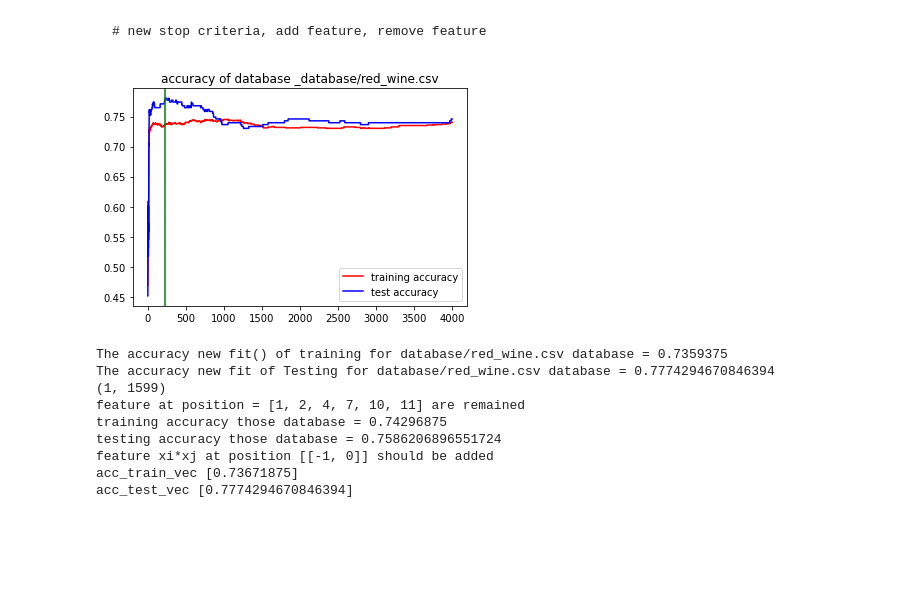
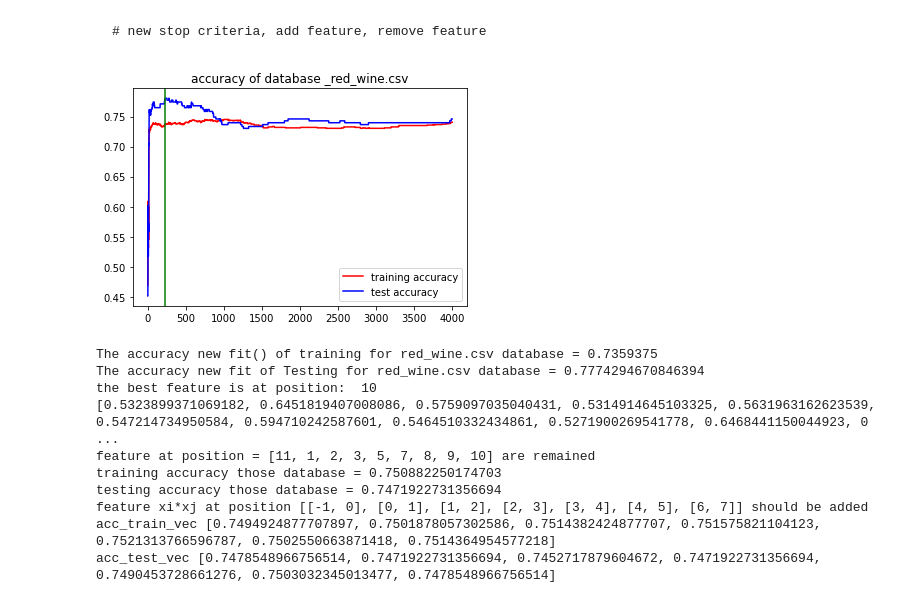
Before and after one commit to VanBinhTruong/Group18_project1, a Jupyter notebook: mini_project1.ipynb, the cells around one changed output. Saved outputs shown, nothing was run; the diff lists cells and outputs as text; code cells hidden in the pictures; blank space fills up the shorter version.

Commit message:
update path file, and using kfold for add/remove feature

```diff
--- a/mini_project1.ipynb
+++ b/mini_project1.ipynb
@@ -96,68 +194,55 @@ The accuracy of test for database/red_wine.csv database = 0.7453728661275831
 # %%
 
 # try new stop criteria
-DL_info = {'path': 'database/red_wine.csv',
-              'epsilon': 0.05,
+kfold_info = {'kflod': 10,
+              'path': 'database',
+              'file': 'red_wine.csv'}
+
+DL_info =    {'epsilon': 0.05,
               'learning_type': 'type1',
               'alpha': 0.2,
               'thresshold': 0.5,
               'rate': 0.8
-             }
+          }
 
-model = Discriminative_Learning
-DL = DL_advance(model)
-DL.DL_init(DL_info)
+
+DL_model = Discriminative_Learning
+model = kfold_cross_validation
+
+
+DL = DL_advance(model, DL_model)
+DL.DL_init(kfold_info, DL_info)
 
 W,Acc_train_vec, Acc_test_vec = DL.fit_adv()
 
-print('The accuracy new fit() of training for {} database = '.format(DL.model.path_csv) + str(Acc_train_vec))
-print('The accuracy new fit of Testing for {} database = '.format(DL.model.path_csv) + str(Acc_test_vec))
+print('The accuracy new fit() of training for {} database = '.format(DL.kfold.model.file) + str(Acc_train_vec))
+print('The accuracy new fit of Testing for {} database = '.format(DL.kfold.model.file) + str(Acc_test_vec))
 
 
 # this code is to remove unnecessary feature
-DL_info = {'path': 'database/red_wine.csv',
-              'epsilon': 0.05,
-              'learning_type': 'type1',
-              'alpha': 0.2,
-              'thresshold': 0.5,
-              'rate': 0.8
-             }
 
-model = Discriminative_Learning
-DL = DL_advance(model)
-DL.DL_init(DL_info)
 
 acc_train_prev, acc_test_prev, idx_feature = DL.remove_feature()
 
 print('feature at position = {} are remained'.format(idx_feature))
 print('training accuracy those database = {}'.format(acc_train_prev))
 print('testing accuracy those database = {}'.format(acc_test_prev))
 
 # this code is to check for adding new feature from xi*xj, xi**2
-DL_info = {'path': 'database/red_wine.csv',
-              'epsilon': 0.05,
-              'learning_type': 'type1',
-              'alpha': 0.2,
-              'thresshold': 0.5,
-              'rate': 0.8
-             }
-
-model = Discriminative_Learning
-DL = DL_advance(model)
-DL.DL_init(DL_info)
 
 acc_train_vec, acc_test_vec, idx_feature = DL.add_feature()
 print('feature xi*xj at position {} should be added'.format(idx_feature))
 print('acc_train_vec', acc_train_vec)
 print('acc_test_vec', acc_test_vec)
 # %% [output]
-[figure, old version]
+[figure, new version]
-The accuracy new fit() of training for database/red_wine.csv database = 0.7359375
-The accuracy new fit of Testing for database/red_wine.csv database = 0.7774294670846394
-(1, 1599)
-feature at position = [1, 2, 4, 7, 10, 11] are remained
-training accuracy those database = 0.74296875
-testing accuracy those database = 0.7586206896551724
-feature xi*xj at position [[-1, 0]] should be added
-acc_train_vec [0.73671875]
-acc_test_vec [0.7774294670846394]
+The accuracy new fit() of training for red_wine.csv database = 0.7359375
+The accuracy new fit of Testing for red_wine.csv database = 0.7774294670846394
+the best feature is at position:  10
+[0.5323899371069182, 0.6451819407008086, 0.5759097035040431, 0.5314914645103325, 0.5631963162623539, 0.547214734950584, 0.594710242587601, 0.5464510332434861, 0.5271900269541778, 0.6468441150044923, 0 ...
+feature at position = [11, 1, 2, 3, 5, 7, 8, 9, 10] are remained
+training accuracy those database = 0.750882250174703
+testing accuracy those database = 0.7471922731356694
+feature xi*xj at position [[-1, 0], [0, 1], [1, 2], [2, 3], [3, 4], [4, 5], [6, 7]] should be added
+acc_train_vec [0.7494924877707897, 0.7501878057302586, 0.7514382424877707, 0.751575821104123, 0.7521313766596787, 0.7502550663871418, 0.7514364954577218]
+acc_test_vec [0.7478548966756514, 0.7471922731356694, 0.7452717879604672, 0.7471922731356694, 0.7490453728661276, 0.7503032345013477, 0.7478548966756514]
```
Also changed, not shown: parts of 7 cells of this notebook, 4 other files.
